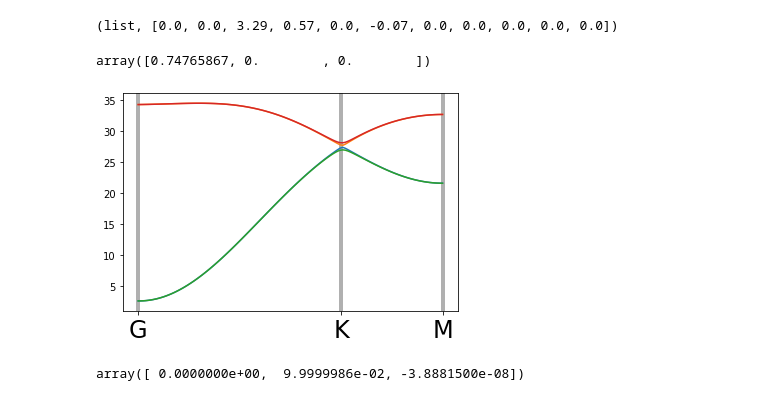
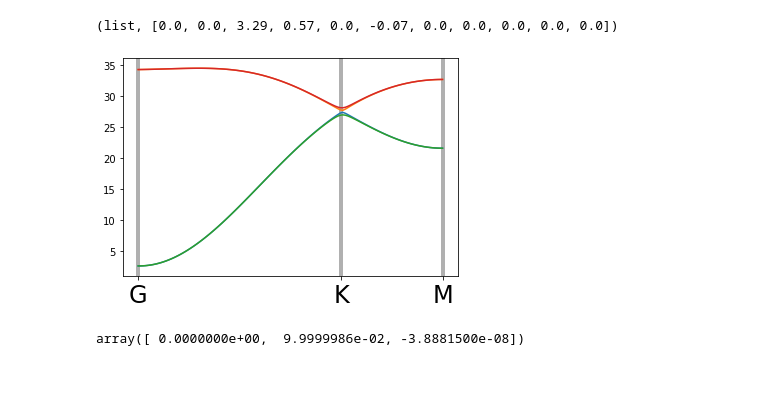
Before and after one commit to pietrodelugas/plot_tommaso, a Jupyter notebook: note_book_prova1.ipynb, the cells around one changed output. Cells and saved outputs as stored; diff of their text form; code cells hidden in the pictures.

```diff
--- a/note_book_prova1.ipynb
+++ b/note_book_prova1.ipynb
@@ -33,41 +41,29 @@ recip = np.array([[ 1.121488, -0.647491,  0.388815],
 # %%
-inp = {
-			 'param':-np.array(param_k),
-			 'S':3.0/2.0}
-#
-inp_dm = { 'param': -np.array(par_k_dm), 'S':3./2.}
-k = np.array([1./3.,-1./3.,0.0])
-zs = np.array([0.3333333,0.333333,0.3333333])
-gk0 = [bulk_disp(*(c*k+0.5*zs), branch=0,**inp) for c in np.linspace(0.0,1.5,num=120)]
-gk1 = [bulk_disp(*(c*k+0.5*zs), branch=1,**inp) for c in np.linspace(0.0,1.5,num=120)]
-gk0dm = [bulk_disp(*(c*k+0.5*zs), branch=0,**inp_dm) for c in np.linspace(0.0,1.5,num=120)]
-gk1dm = [bulk_disp(*(c*k+0.5*zs), branch=1,**inp_dm) for c in np.linspace(0.0,1.5,num=120)]
+lspace= np.linspace(0.0,1.5,num=120)
+gk0 = [bulk_disp(*(c*k+0.5*zs), branch=0,**inp) for c in lspace]
+gk1 = [bulk_disp(*(c*k+0.5*zs), branch=1,**inp) for c in lspace]
+gk0dm = [bulk_disp(*(c*k+0.5*zs), branch=0,**inp_dm) for c in lspace]
+gk1dm = [bulk_disp(*(c*k+0.5*zs), branch=1,**inp_dm) for c in lspace]
 K = k.dot(recip)
 h1 = np.array([1,-1,0]).dot(direct)
 a_hex = np.sqrt((h1.dot(h1)))
 sk = np.sqrt(K.dot(K))/a_hex
-gkascissa = [c*sk for c in np.linspace(0.0,1.5,num=120)]
+gkascissa = [c*sk for c in lspace]
+#
+K = k.dot(recip)
+m1 = np.sqrt(K.dot(K))
+Kp = recip[0] -recip[2]
+m2 = np.sqrt(Kp.dot(Kp))
+
+plt.plot(gkascissa,gk0)
+plt.plot(gkascissa,gk1)
+plt.plot(gkascissa,gk0dm)
+plt.plot(gkascissa,gk1dm)
+plt.grid (visible=True, axis='x')
+plt.xticks([0,sk,1.5*sk],['G','K','M'], size=24)
+plt.tick_params(grid_linewidth=4)
+# %% [output]
+[figure, added]
-# %%
-K = k.dot(recip)
-m1 = np.sqrt(K.dot(K))
-Kp = recip[0] -recip[2]
-m2 = np.sqrt(Kp.dot(Kp))
-Kp/3.0
-# %% [output]
-array([0.74765867, 0.        , 0.        ])
-# %%
-from matplotlib.pyplot import tick_params
-
-
-plt.plot(gkascissa,gk0)
-plt.plot(gkascissa,gk1)
-plt.plot(gkascissa,gk0dm)
-plt.plot(gkascissa,gk1dm)
-plt.grid (visible=True, axis='x')
-plt.xticks([0,sk,1.5*sk],['G','K','M'], size=24)
-plt.tick_params(grid_linewidth=4)
-# %% [output]
-[figure, removed]
 # %%
 d = np.array([[0.1,0.0,0.0],[0.0,0.1,0.0],[0.0,0.0,0.1]])
 d_frac= direct.T.dot(d)
```
Also changed, not shown: parts of 23 cells of this notebook.
